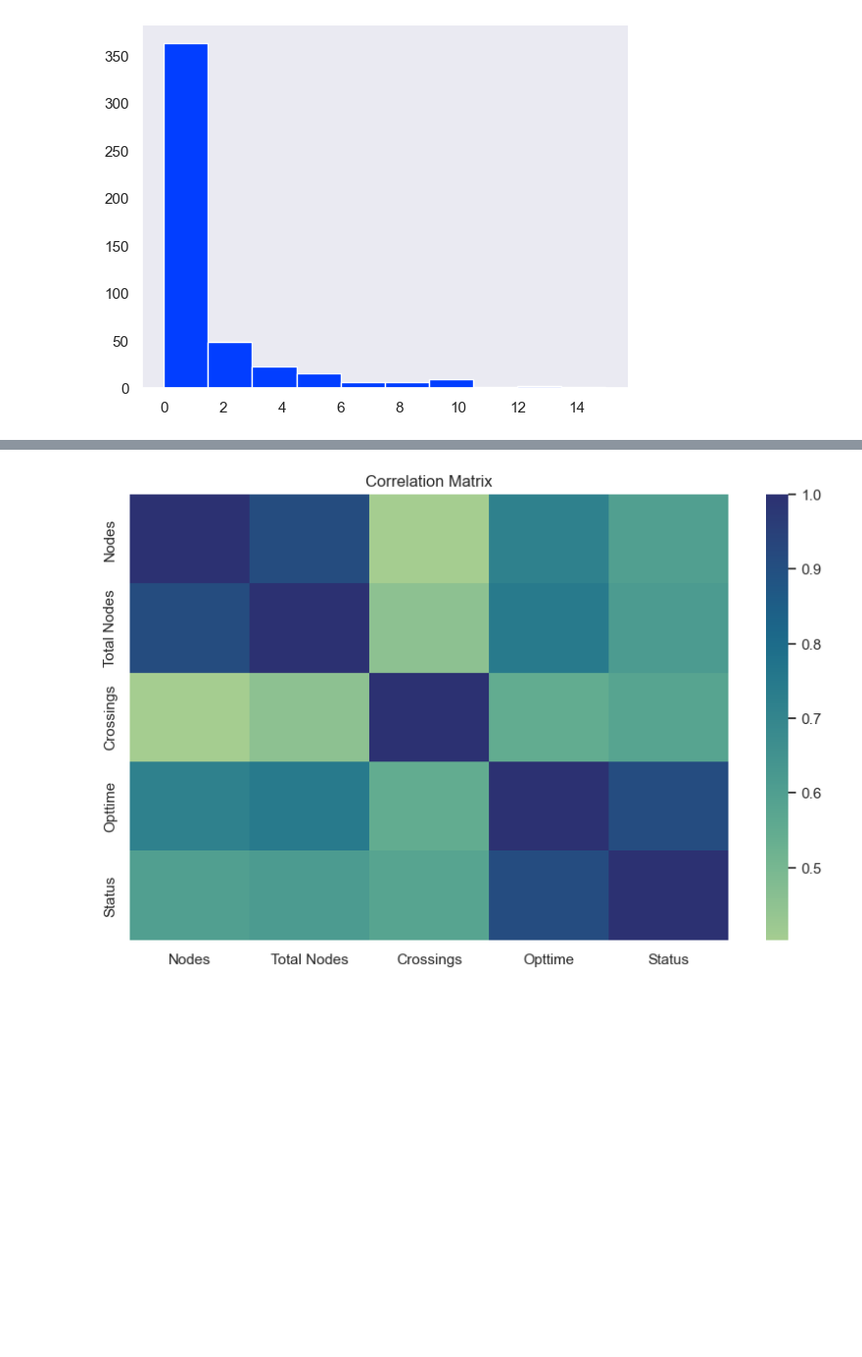
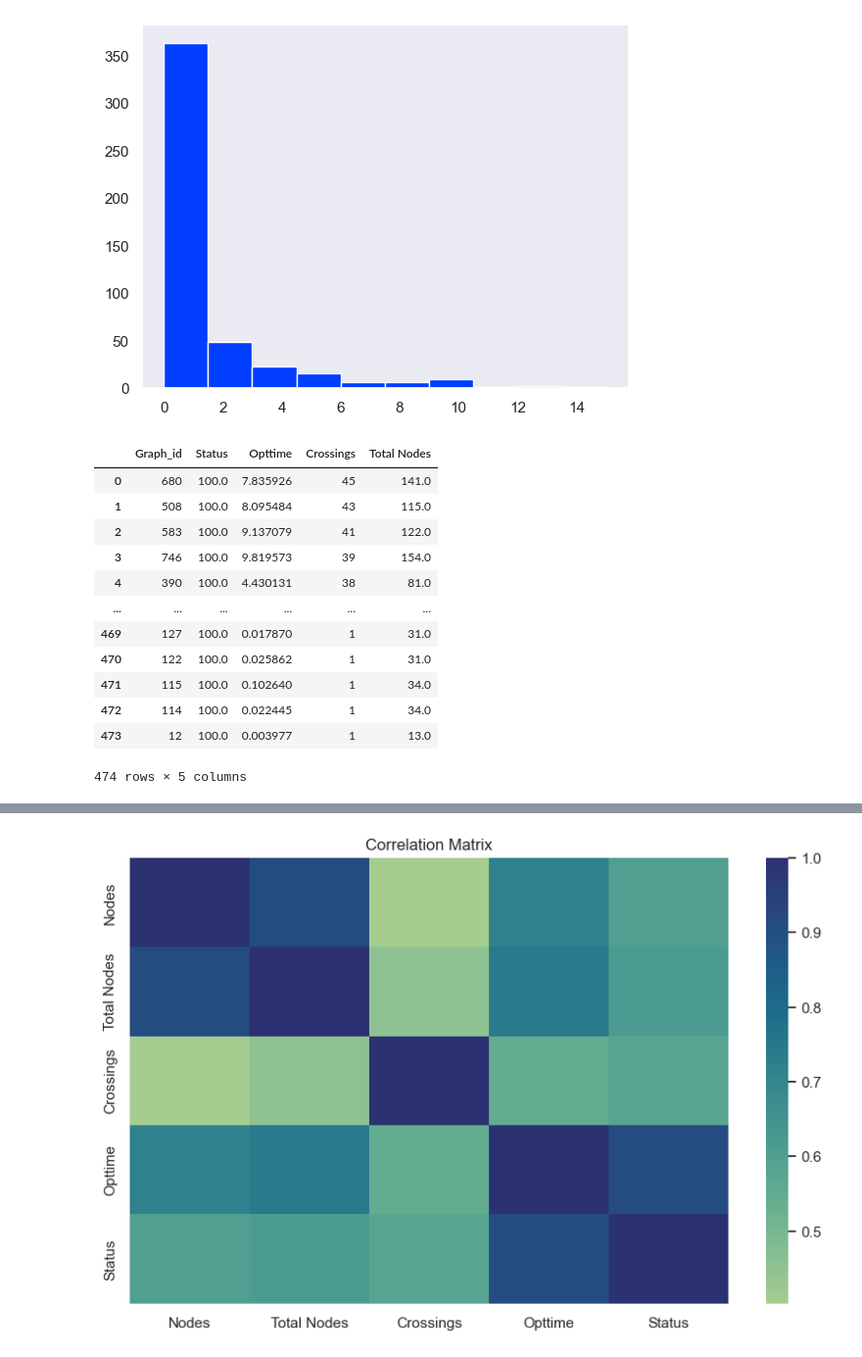
Before and after one commit to singhstack/CS7200-project, a Jupyter notebook: EDA/initial_playground_Arif.ipynb, the cells around one changed output, grey strips where cells are left out. Shown at 98% size. Cells and saved outputs as stored; diff of their text form; code cells hidden in the pictures; blank space fills up the shorter version.

```diff
--- a/EDA/initial_playground_Arif.ipynb
+++ b/EDA/initial_playground_Arif.ipynb
@@ -122,3 +122,19 @@ plt.hist(temp['Opttime'])
         1.19899594e+01, 1.34882775e+01, 1.49865956e+01]),
  <BarContainer object of 10 artists>)
 [figure]
+# %%
+temp
+# %% [output]
+|  | Graph_id | Status | Opttime | Crossings | Total Nodes |
+| 0 | 680 | 100.0 | 7.835926 | 45 | 141.0 |
+| 1 | 508 | 100.0 | 8.095484 | 43 | 115.0 |
+| 2 | 583 | 100.0 | 9.137079 | 41 | 122.0 |
+| 3 | 746 | 100.0 | 9.819573 | 39 | 154.0 |
+| 4 | 390 | 100.0 | 4.430131 | 38 | 81.0 |
+| ... | ... | ... | ... | ... | ... |
+| 469 | 127 | 100.0 | 0.017870 | 1 | 31.0 |
+| 470 | 122 | 100.0 | 0.025862 | 1 | 31.0 |
+| 471 | 115 | 100.0 | 0.102640 | 1 | 34.0 |
+| 472 | 114 | 100.0 | 0.022445 | 1 | 34.0 |
+| 473 | 12 | 100.0 | 0.003977 | 1 | 13.0 |
+474 rows × 5 columns
```
Also changed, not shown: parts of 1 cell of this notebook, 4 other files.
